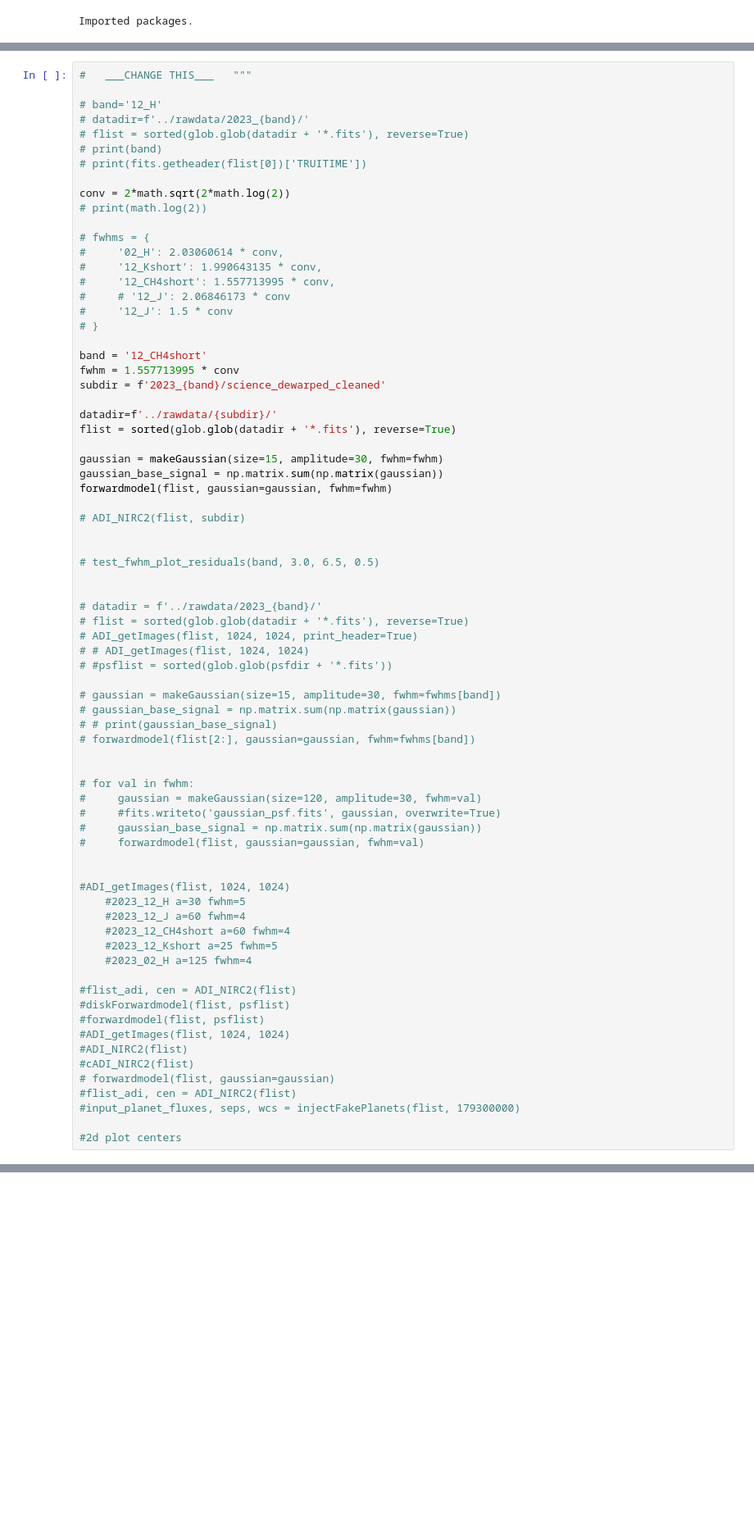
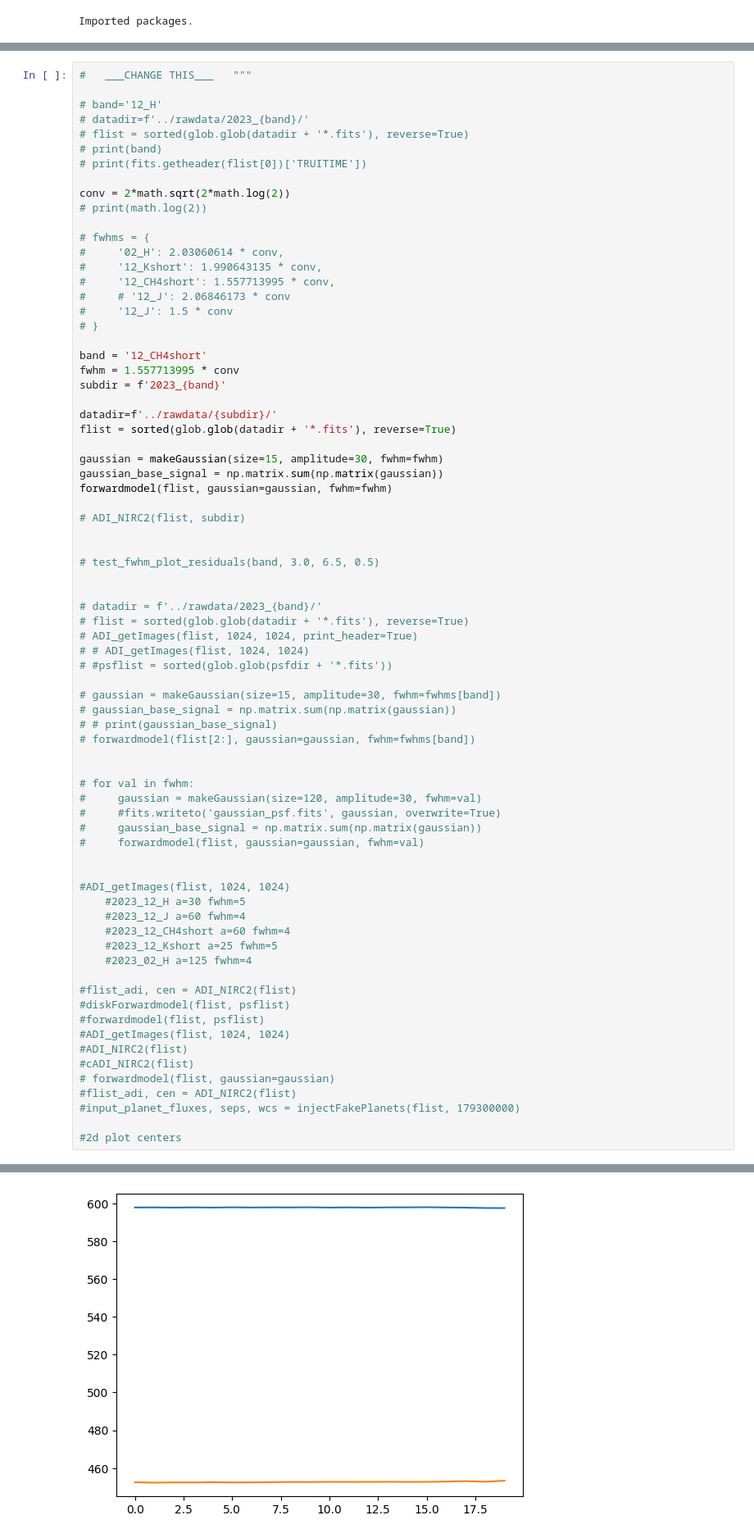
Before and after one commit to benlchang/HD47127-b-ADI, a Jupyter notebook: HD47127_ADI.ipynb, the cells around one changed output, grey strips where cells are left out. Shown at 82% size. Drawn from its saved outputs; the diff is of its cells as text; blank space fills up the shorter version.

```diff
--- a/HD47127_ADI.ipynb
+++ b/HD47127_ADI.ipynb
@@ -554,7 +554,7 @@ conv = 2*math.sqrt(2*math.log(2))
 
 band = '12_CH4short'
 fwhm = 1.557713995 * conv
-subdir = f'2023_{band}/science_dewarped_cleaned'
+subdir = f'2023_{band}'
 
 datadir=f'../rawdata/{subdir}/'
 flist = sorted(glob.glob(datadir + '*.fits'), reverse=True)
@@ -606,3 +606,4 @@ forwardmodel(flist, gaussian=gaussian, fwhm=fwhm)
 #input_planet_fluxes, seps, wcs = injectFakePlanets(flist, 179300000)
 
 #2d plot centers
+# %% [output]
@@ -608,0 +627 @@ forwardmodel(flist, gaussian=gaussian, fwhm=fwhm)
+[figure, added]
```
Also changed, not shown: parts of 4 cells of this notebook.
